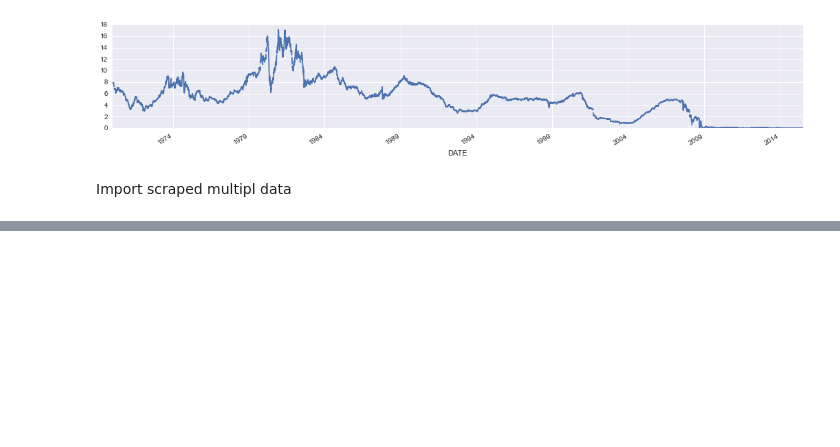
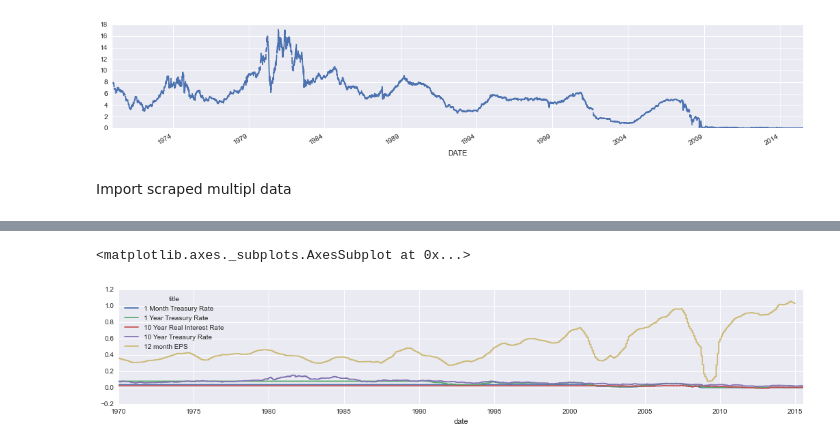
Before and after one commit to rhouck/bubble, a Jupyter notebook: explore 1.ipynb, the cells around one changed output, grey strips where cells are left out. Cells and saved outputs as stored; diff of their text form; code cells hidden in the pictures; blank space fills up the shorter version.

```diff
--- a/explore 1.ipynb
+++ b/explore 1.ipynb
@@ -59,4 +62,5 @@ Daily-ize fred data
 # %%
+fred = ld.latest_csv_to_pandas('fred')
 fred["DTB3"].plot(figsize=[18,3])
 # %% [output]
 <matplotlib.axes._subplots.AxesSubplot at 0x...>
@@ -92,0 +79,16 @@ multipl.set_index('title').ix["Price"].sort('date').plot(figsize=[18,5])
+# %%
+start = datetime.datetime(1970, 1, 1)
+def generalize(df):
+    df = df.resample('d', fill_method='ffill')
+    df.index.name = 'date'
+    df = df.ix[start:]
+    return df
+market = generalize(market)
+fred = generalize(fred)
+multipl = generalize(multipl)
+ag = multipl.join(market.join(fred))
+# %%
+ag.ix[:,:5].plot(figsize=[18,3])
+# %% [output]
+<matplotlib.axes._subplots.AxesSubplot at 0x...>
+[figure, added]
```
Also changed, not shown: parts of 22 cells of this notebook.
